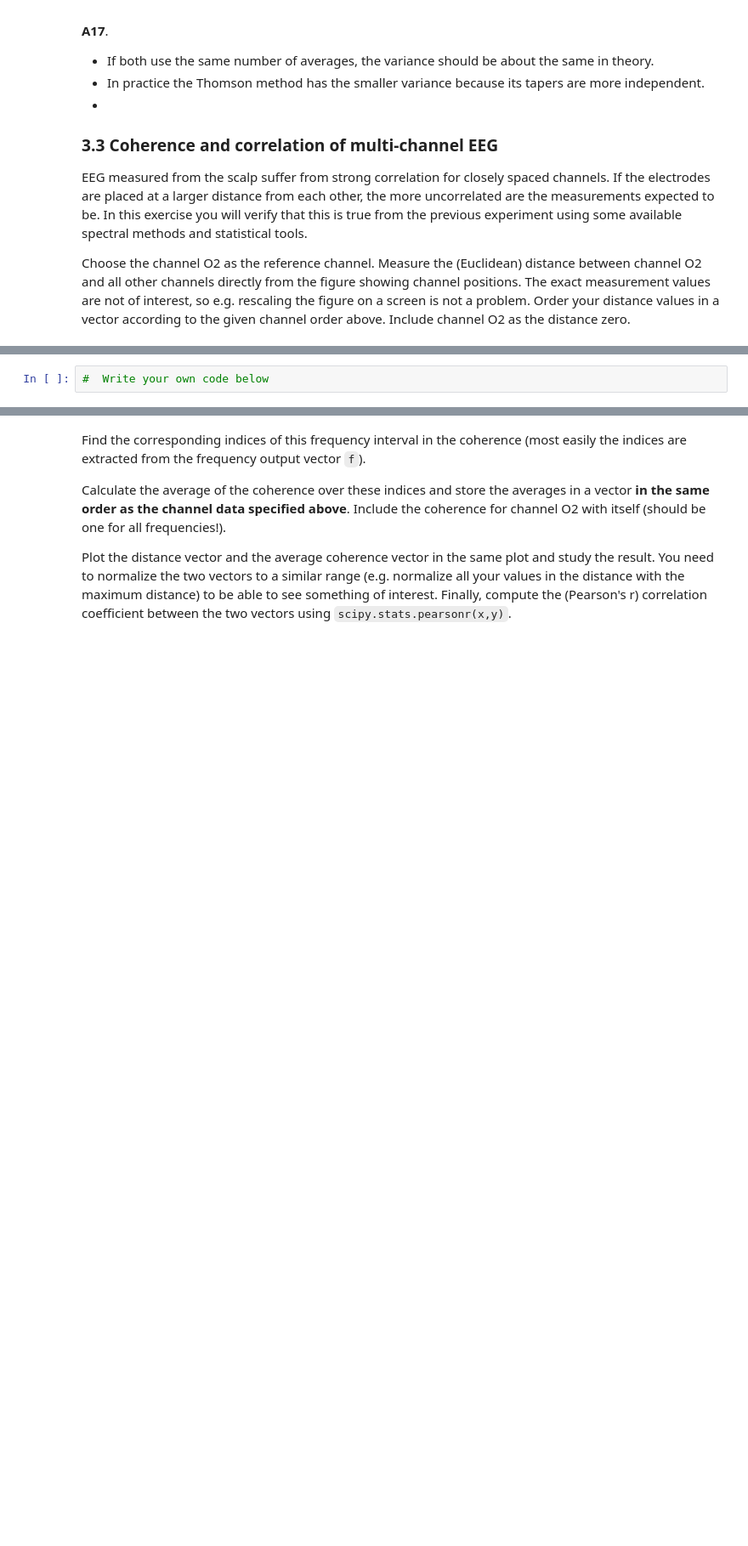
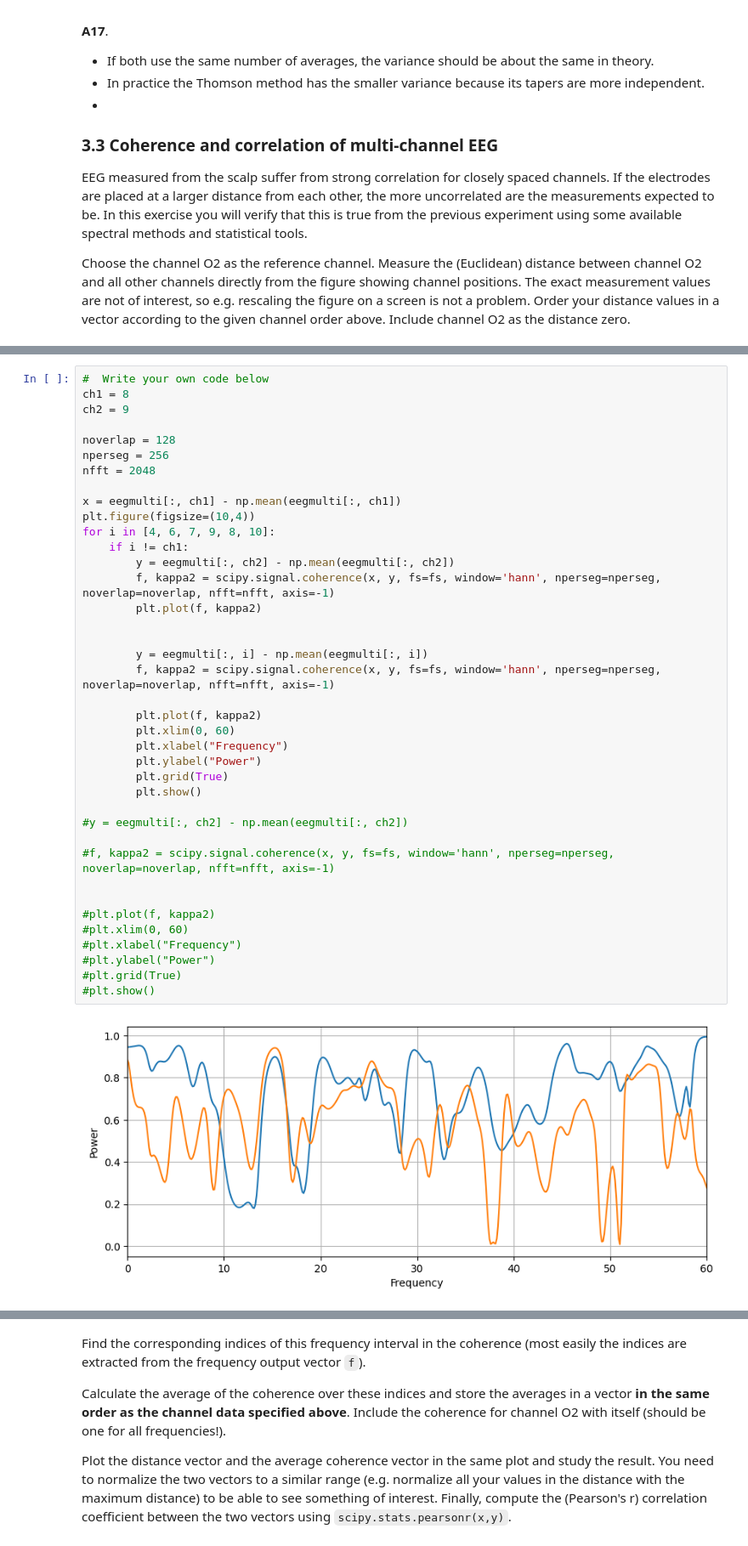
Before and after one commit to axellangenskiold/fmsf10, a Jupyter notebook: pythonLab3.ipynb, the cells around one changed output, grey strips where cells are left out. Shown at 85% size. Cells and saved outputs as stored; diff of their text form; blank space fills up the shorter version.

```diff
--- a/pythonLab3.ipynb
+++ b/pythonLab3.ipynb
@@ -666,5 +730,44 @@ To measure the correlation of two channels, we apply the magnitude squared coher
 
 You can use the built-in function `scipy.signal.coherence` which automatically computes the coherence function with use of the Welch method cross- and auto-spectra,
 `f, kappa2 = scipy.signal.coherence(data0[:,ch1], data0[:,ch2], fs=fs, window='hann', nperseg=?, noverlap=?, nfft=?, axis=-1)`, where `data0[:,ch1]` and  `data0[:,ch2]` are two  zero-mean data sequences representing channel \verb+ch1+ and \verb+ch2+. Plot a few examples of the  magnitude squared coherence for different channel pairs, `plt.plot(f,kappa2)`. You should see the strongest coherence around 15 Hz compared to surrounding frequencies,  for most of the channel pairs.
-# %%
-#  Write your own code below
+# %%
+#  Write your own code below
+ch1 = 8
+ch2 = 9
+
+noverlap = 128
+nperseg = 256
+nfft = 2048
+
+x = eegmulti[:, ch1] - np.mean(eegmulti[:, ch1])
+plt.figure(figsize=(10,4))
+for i in [4, 6, 7, 9, 8, 10]:
+    if i != ch1:
+        y = eegmulti[:, ch2] - np.mean(eegmulti[:, ch2])
+        f, kappa2 = scipy.signal.coherence(x, y, fs=fs, window='hann', nperseg=nperseg, noverlap=noverlap, nfft=nfft, axis=-1)
+        plt.plot(f, kappa2)
+
+
+        y = eegmulti[:, i] - np.mean(eegmulti[:, i])
+        f, kappa2 = scipy.signal.coherence(x, y, fs=fs, window='hann', nperseg=nperseg, noverlap=noverlap, nfft=nfft, axis=-1)
+
+        plt.plot(f, kappa2)
+        plt.xlim(0, 60)
+        plt.xlabel("Frequency")
+        plt.ylabel("Power")
+        plt.grid(True)
+        plt.show()
+
+#y = eegmulti[:, ch2] - np.mean(eegmulti[:, ch2])
+
+#f, kappa2 = scipy.signal.coherence(x, y, fs=fs, window='hann', nperseg=nperseg, noverlap=noverlap, nfft=nfft, axis=-1)
+
+
+#plt.plot(f, kappa2)
+#plt.xlim(0, 60)
+#plt.xlabel("Frequency")
+#plt.ylabel("Power")
+#plt.grid(True)
+#plt.show()
+# %% [output]
+[figure, added]
```
Also changed, not shown: parts of 10 cells of this notebook.
